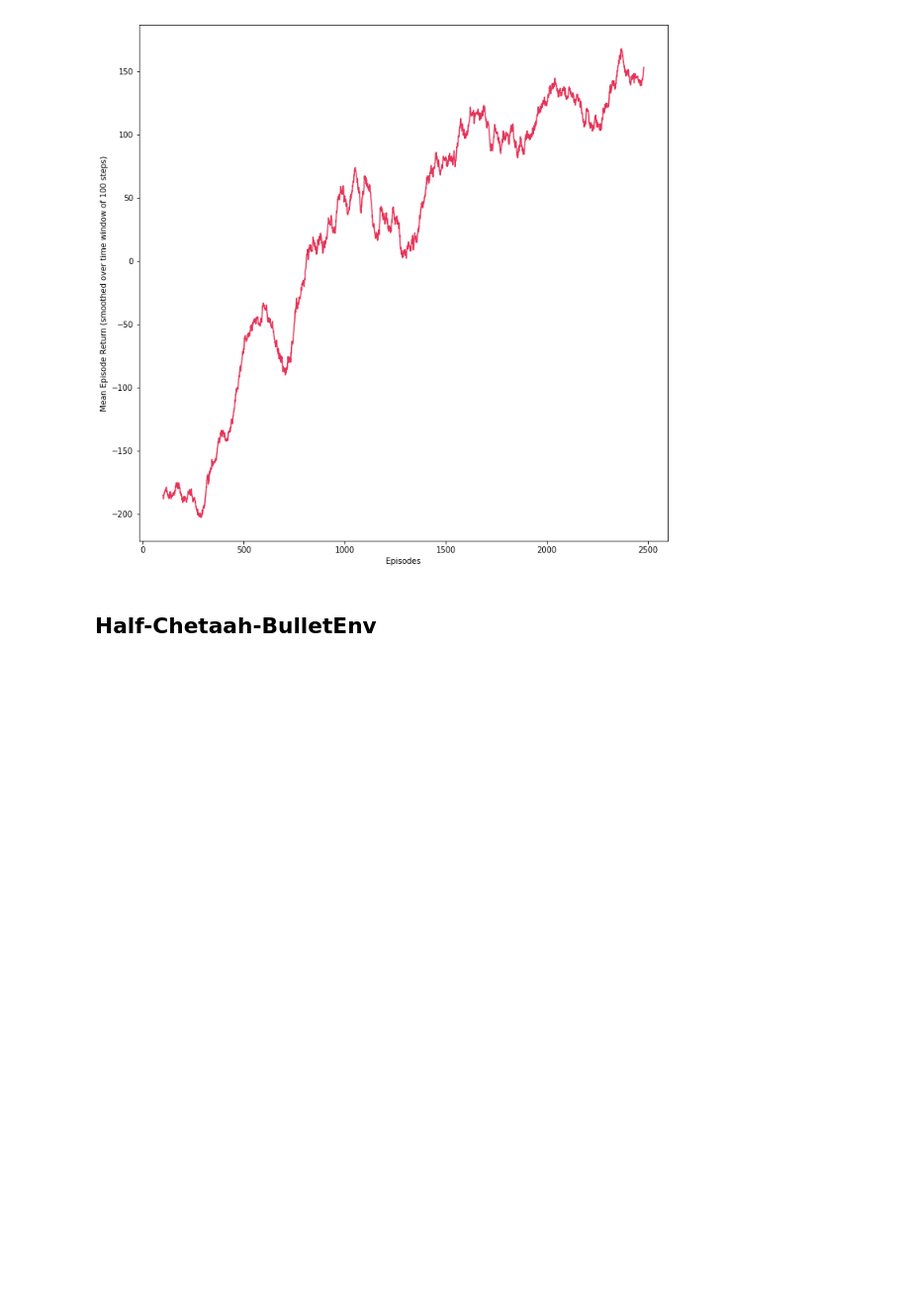
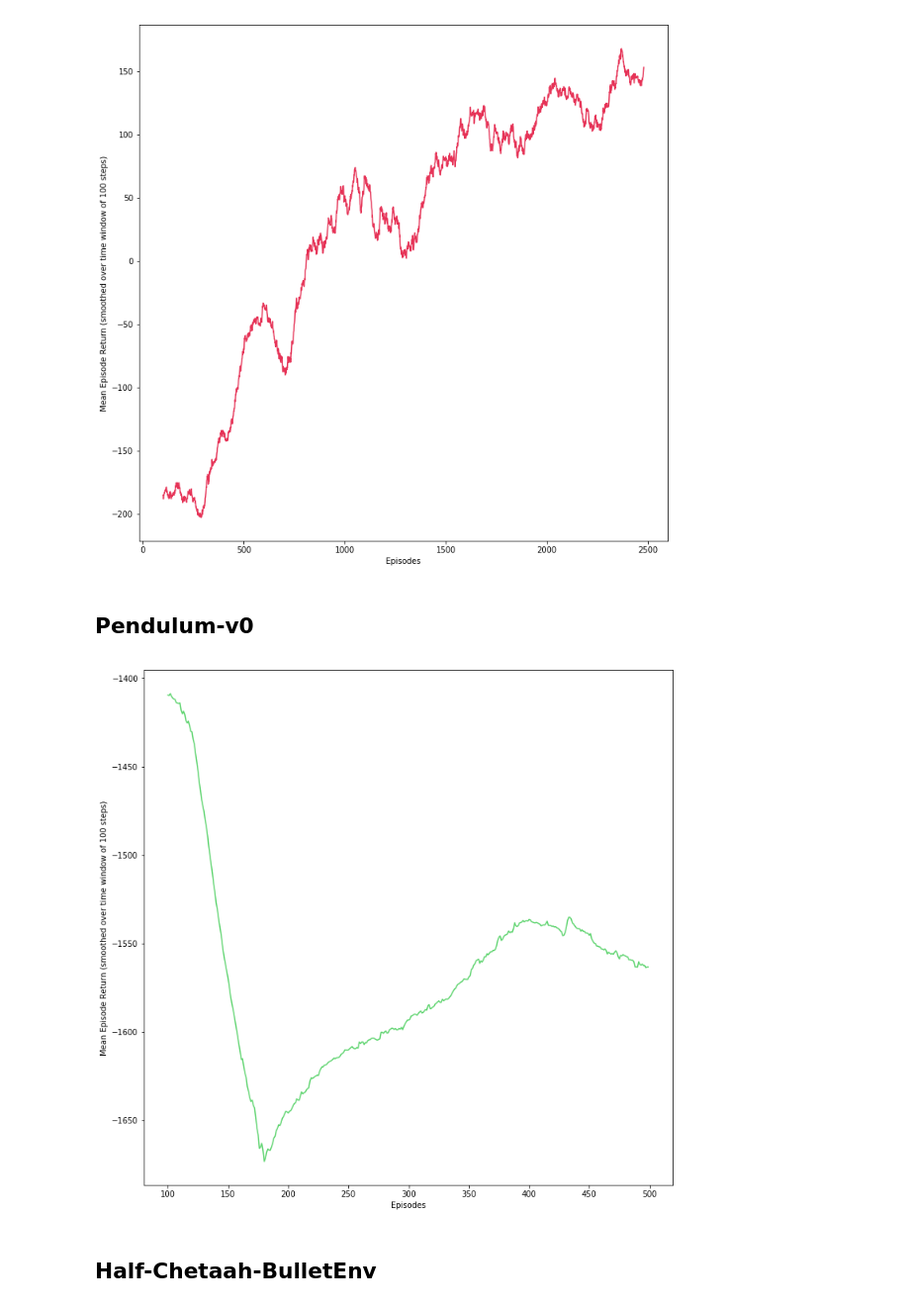
Before and after one commit to fritjofwolf/rl-zoo, a Jupyter notebook: openai_spinning_up/result_notebooks/ppo_results.ipynb, the cells around one changed output. Shown at 99% size. Cells and saved outputs as stored; diff of their text form; code cells hidden in the pictures; blank space fills up the shorter version.

```diff
--- a/openai_spinning_up/result_notebooks/ppo_results.ipynb
+++ b/openai_spinning_up/result_notebooks/ppo_results.ipynb
@@ -59,5 +59,21 @@ visualize_episode_return(episode_returns, colors)
 # visualize_epoch_entropy(epoch_entropy, colors)
 # %% [output]
 [figure]
+# %% [markdown]
+## Pendulum-v0
+# %%
+episode_returns = []
+n_runs = 1
+for i in range(n_runs):
+    ppo_agent = PPO('Pendulum-v0')
+    current_returns = ppo_agent.train(100)
+    episode_returns.append(current_returns)
+# %%
+colors = np.random.rand(n_runs,3)
+visualize_episode_return(episode_returns, colors)
+# visualize_epoch_state_value_loss(epoch_state_value_loss, colors)
+# visualize_epoch_entropy(epoch_entropy, colors)
+# %% [output]
+[figure, added]
 # %% [markdown]
 ## Half-Chetaah-BulletEnv
```
Also changed, not shown: parts of 3 cells of this notebook, 1 other file.
